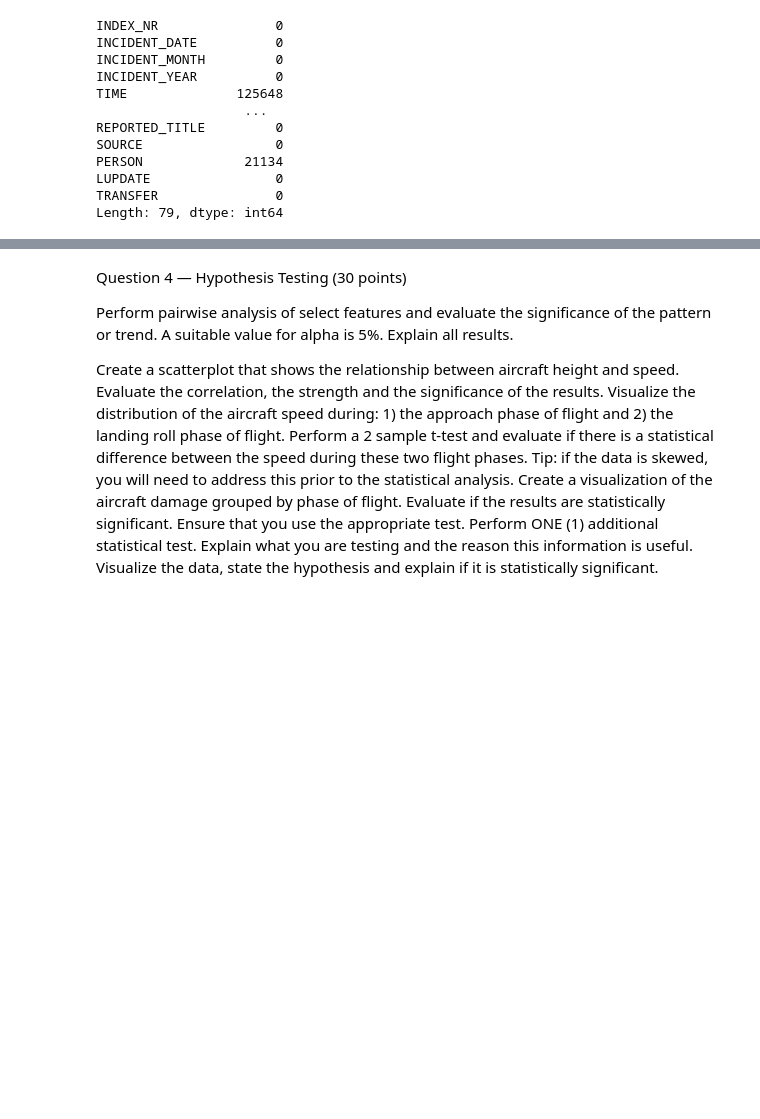
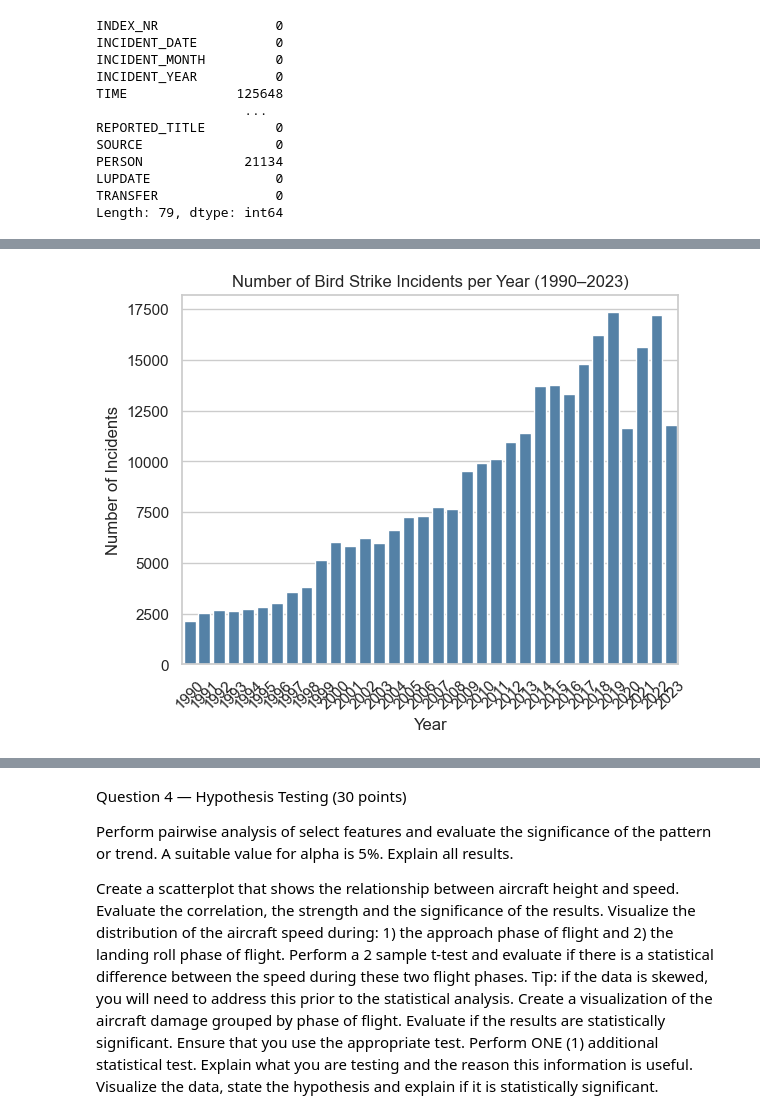
Before and after one commit to lauraboelsterli/practicum2-ds3000, a Jupyter notebook: main.ipynb, the cells around one changed output, grey strips where cells are left out. Saved outputs shown, nothing was run; the diff lists cells and outputs as text; code cells hidden in the pictures; blank space fills up the shorter version.

```diff
--- a/main.ipynb
+++ b/main.ipynb
@@ -333,0 +360,11 @@ Length: 79, dtype: int64
+# %%
+yearly_counts = data['INCIDENT_YEAR'].value_counts().sort_index()
+
+sns.barplot(x=yearly_counts.index, y=yearly_counts.values, color="steelblue")
+plt.title("Number of Bird Strike Incidents per Year (1990–2023)")
+plt.xlabel("Year")
+plt.ylabel("Number of Incidents")
+plt.xticks(rotation=45)
+plt.show()
+# %% [output]
+[figure, added]
```
Also changed, not shown: parts of 16 cells of this notebook.
